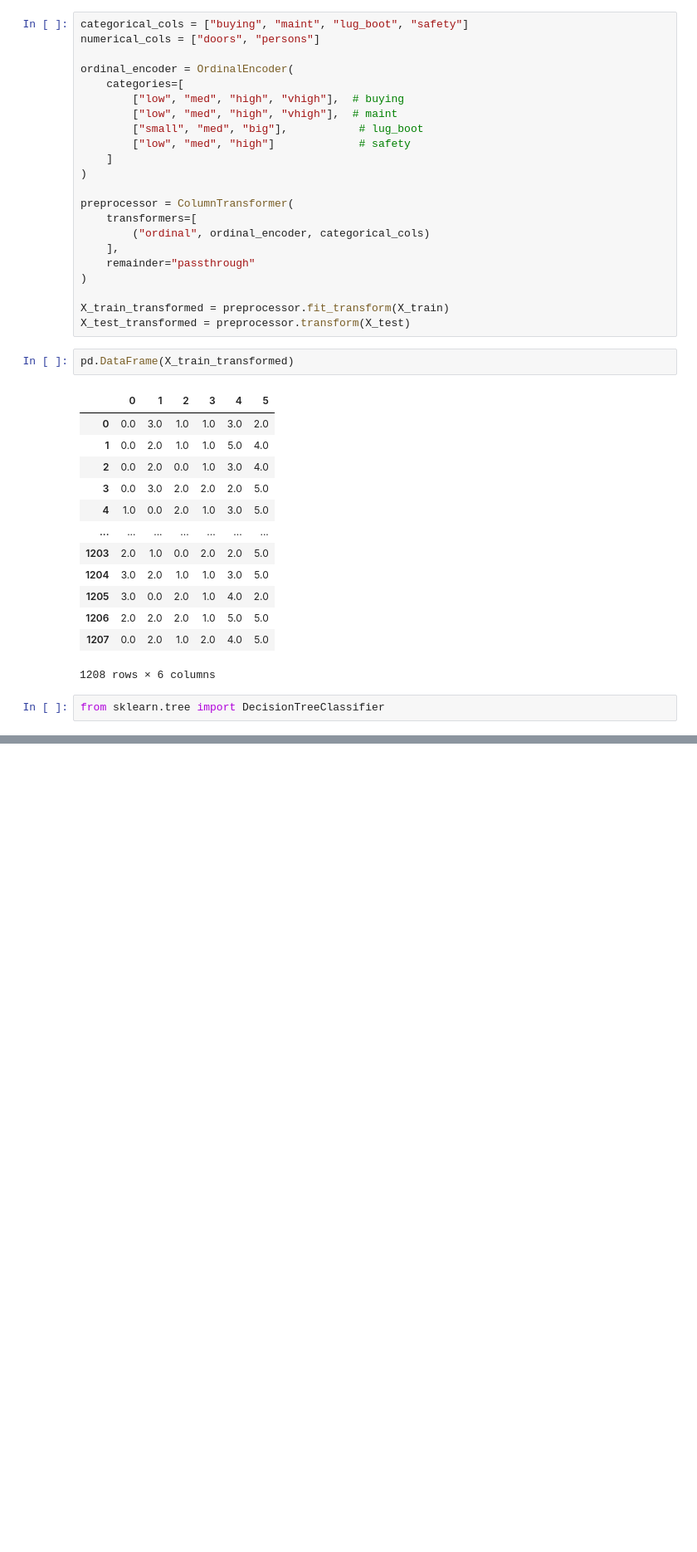
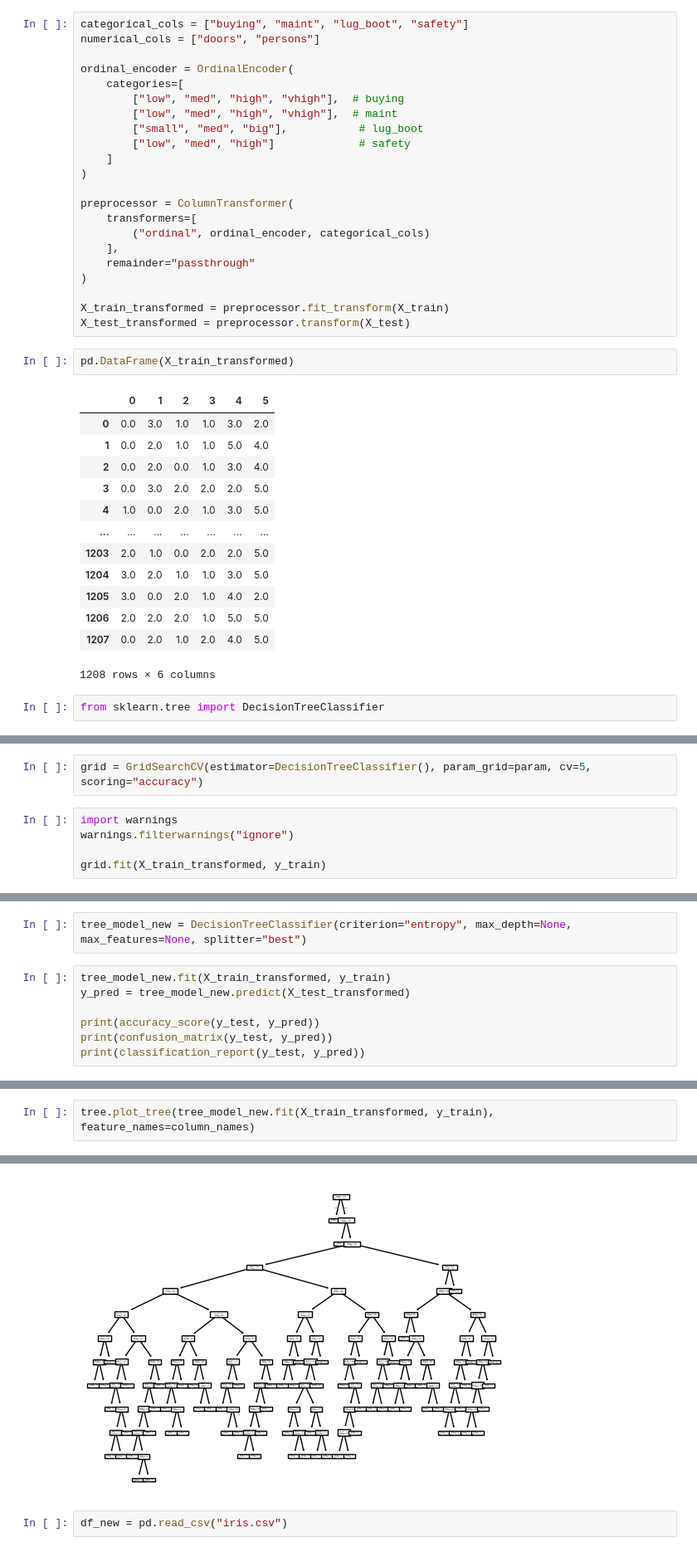
Before and after one commit to enistolgasn/Data-Science-and-Machine-Learning, a Jupyter notebook: 29 - Decision Trees/main.ipynb, the cells around one changed output, grey strips where cells are left out. Shown at 83% size. Cells and saved outputs as stored; diff of their text form; blank space fills up the shorter version.

```diff
--- a/29 - Decision Trees/main.ipynb
+++ b/29 - Decision Trees/main.ipynb
@@ -186,0 +246,7 @@ tree_model = DecisionTreeClassifier(random_state=15)
+# %%
+grid = GridSearchCV(estimator=DecisionTreeClassifier(), param_grid=param, cv=5, scoring="accuracy")
+# %%
+import warnings
+warnings.filterwarnings("ignore")
+
+grid.fit(X_train_transformed, y_train)
@@ -186,0 +289,9 @@ tree_model = DecisionTreeClassifier(random_state=15)
+# %%
+tree_model_new = DecisionTreeClassifier(criterion="entropy", max_depth=None, max_features=None, splitter="best")
+# %%
+tree_model_new.fit(X_train_transformed, y_train)
+y_pred = tree_model_new.predict(X_test_transformed)
+
+print(accuracy_score(y_test, y_pred))
+print(confusion_matrix(y_test, y_pred))
+print(classification_report(y_test, y_pred))
@@ -186,0 +314,3 @@ tree_model = DecisionTreeClassifier(random_state=15)
+# %%
+tree.plot_tree(tree_model_new.fit(X_train_transformed, y_train), feature_names=column_names)
+# %% [output]
@@ -186,0 +334,3 @@ tree_model = DecisionTreeClassifier(random_state=15)
+[figure, added]
+# %%
+df_new = pd.read_csv("iris.csv")
```
Also changed, not shown: parts of 22 cells of this notebook, 1 other file.
